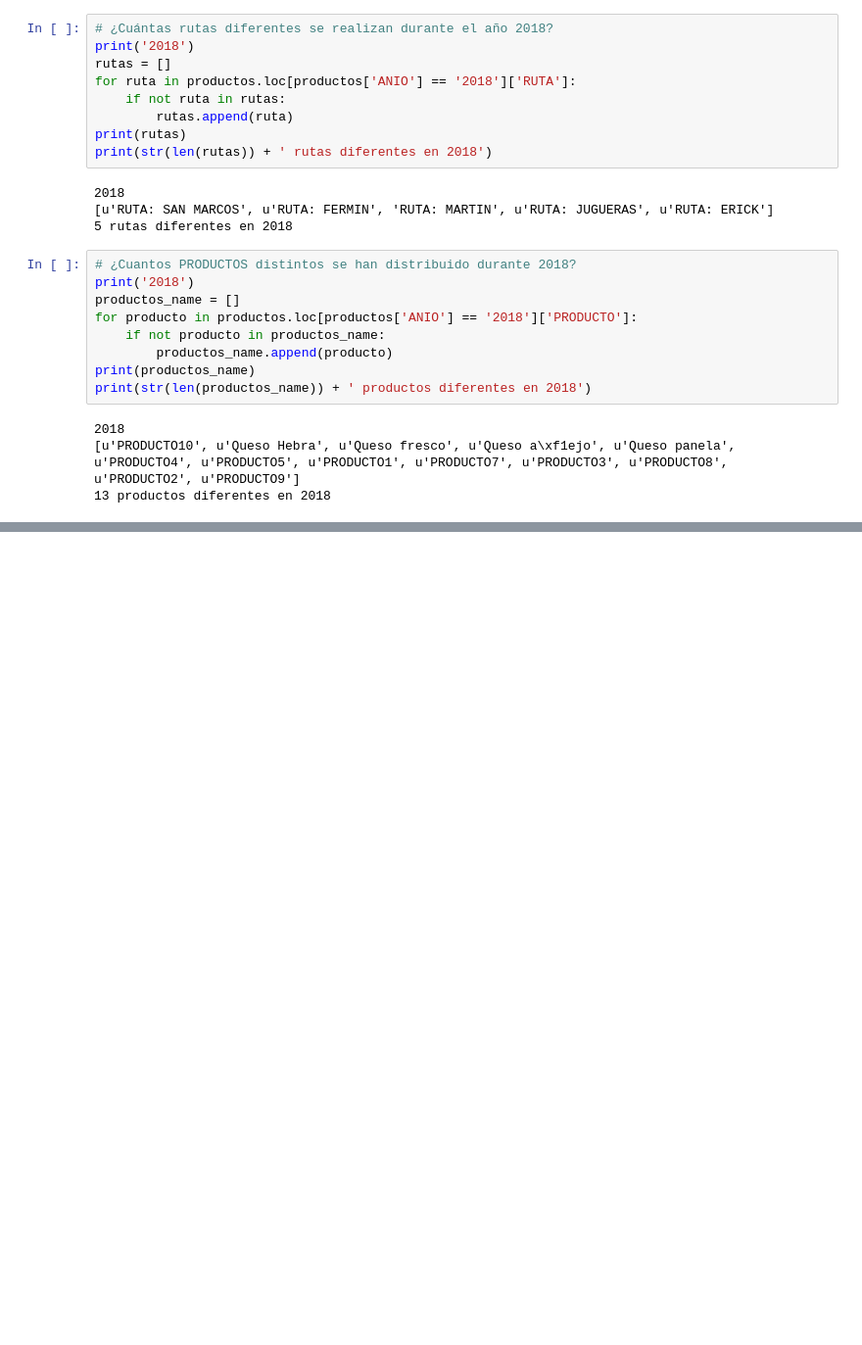
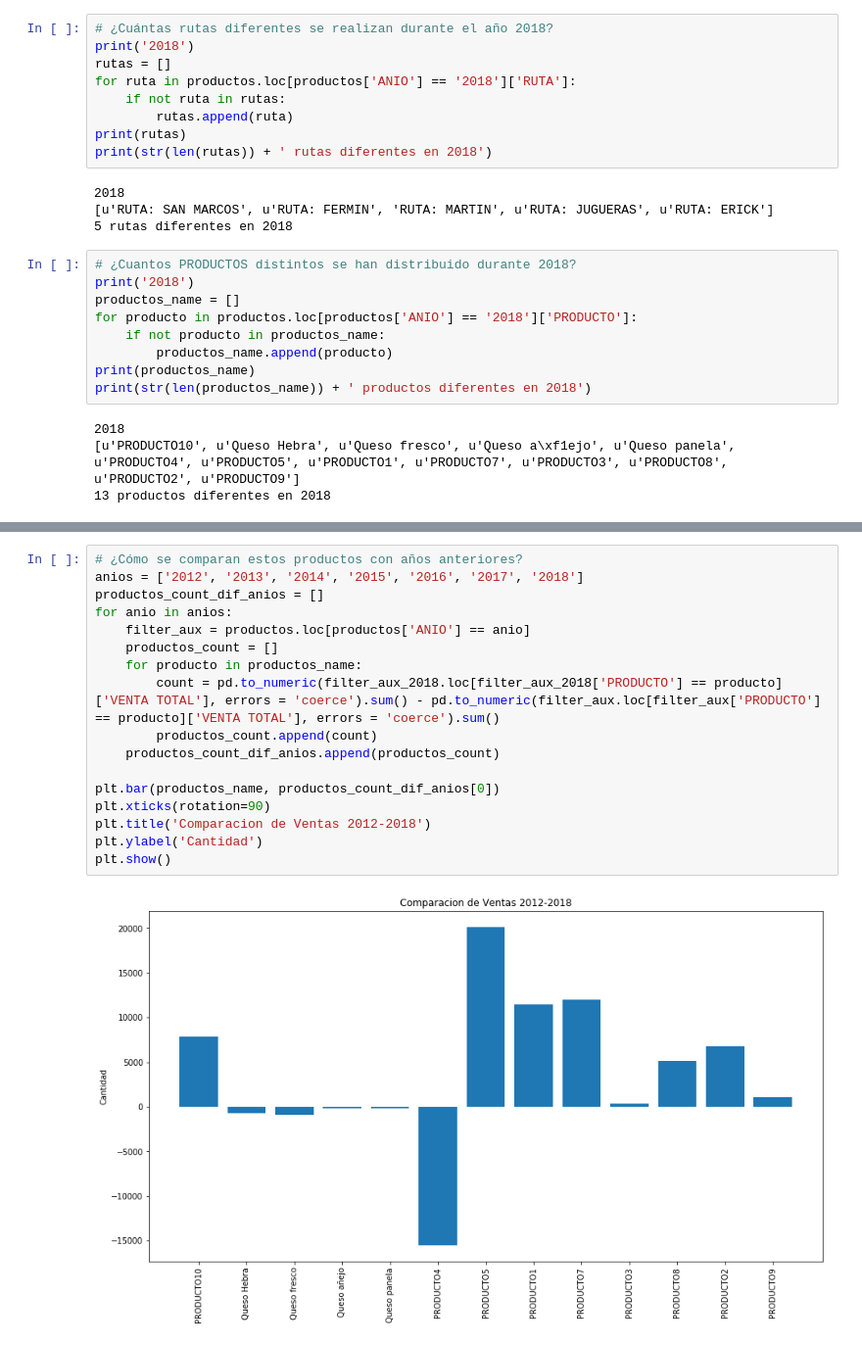
Before and after one commit to arturomf94/dc-mia, a Jupyter notebook: dci/products_analysis.ipynb, the cells around one changed output, grey strips where cells are left out. Shown at 98% size. Cells and saved outputs as stored; diff of their text form; blank space fills up the shorter version.

```diff
--- a/dci/products_analysis.ipynb
+++ b/dci/products_analysis.ipynb
@@ -167,3 +168,22 @@ plt.show()
 # %% [output]
 2018
 [figure]
+# %%
+# ¿Cómo se comparan estos productos con años anteriores?
+anios = ['2012', '2013', '2014', '2015', '2016', '2017', '2018']
+productos_count_dif_anios = []
+for anio in anios:
+    filter_aux = productos.loc[productos['ANIO'] == anio]
+    productos_count = []
+    for producto in productos_name:
+        count = pd.to_numeric(filter_aux_2018.loc[filter_aux_2018['PRODUCTO'] == producto]['VENTA TOTAL'], errors = 'coerce').sum() - pd.to_numeric(filter_aux.loc[filter_aux['PRODUCTO'] == producto]['VENTA TOTAL'], errors = 'coerce').sum()
+        productos_count.append(count)
+    productos_count_dif_anios.append(productos_count)
+
+plt.bar(productos_name, productos_count_dif_anios[0])
+plt.xticks(rotation=90)
+plt.title('Comparacion de Ventas 2012-2018')
+plt.ylabel('Cantidad')
+plt.show()
+# %% [output]
+[figure, added]
```
Also changed, not shown: parts of 6 cells of this notebook.
